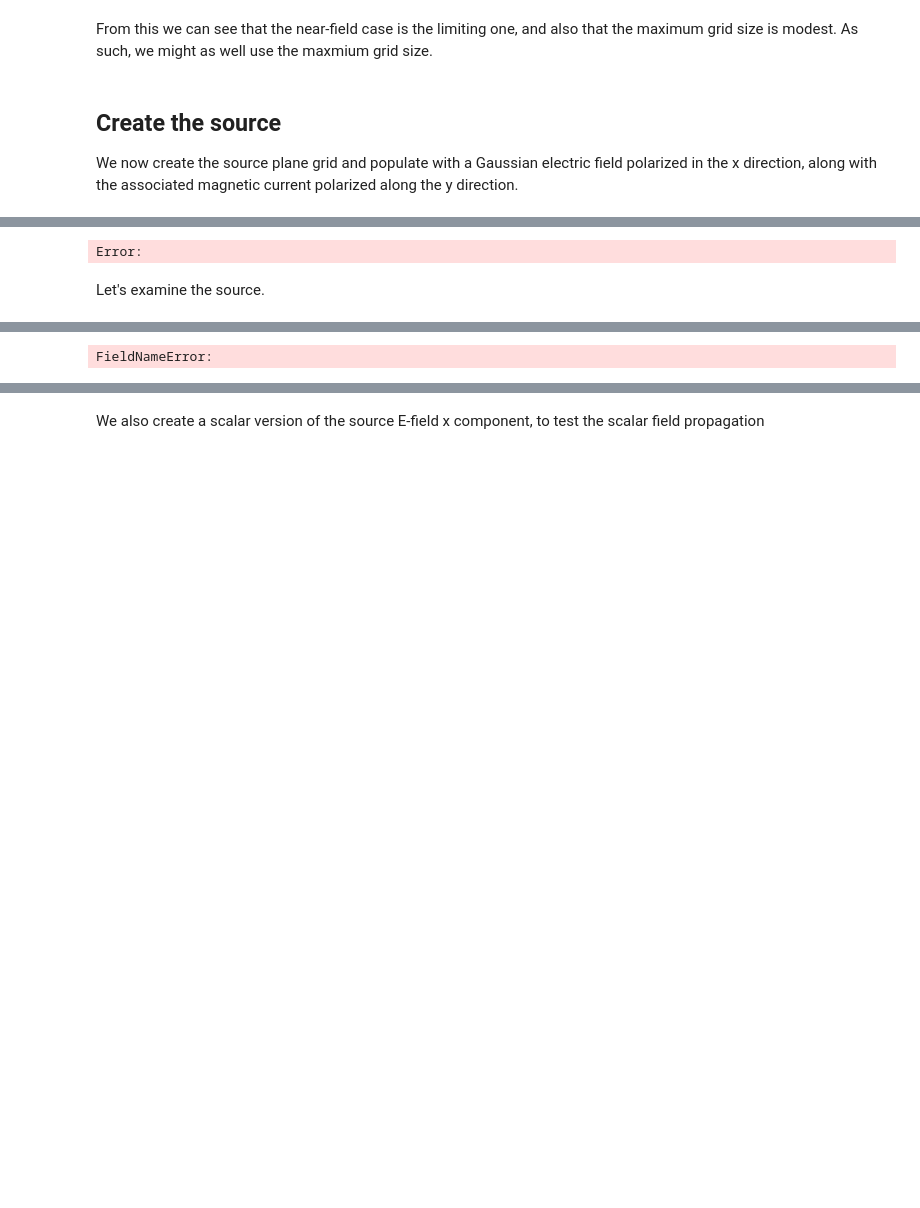
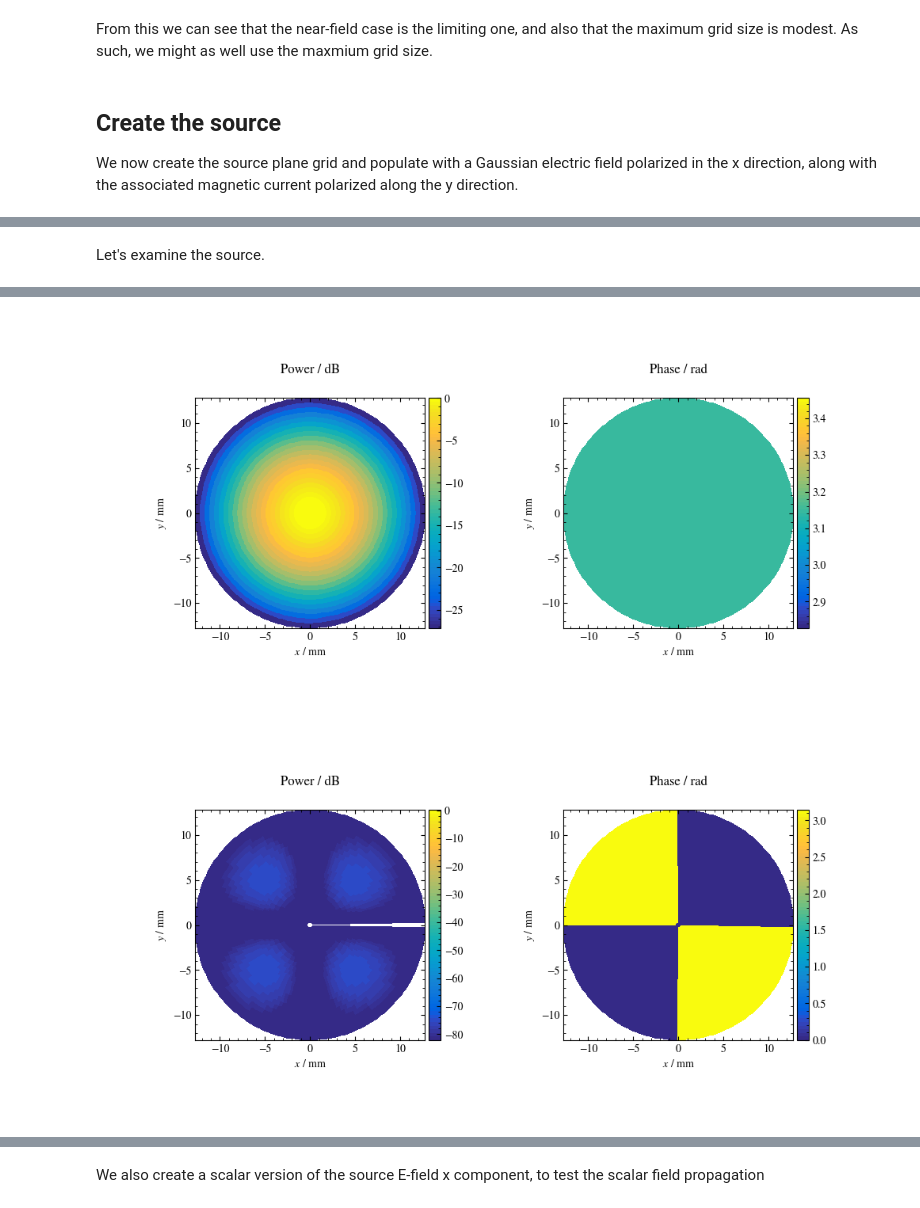
Before and after one commit to PyPO-dev/PyPO, a Jupyter notebook: tutorials/test_vecGB debug.ipynb, the cells around one changed output, grey strips where cells are left out. Saved outputs shown, nothing was run; the diff lists cells and outputs as text; code cells hidden in the pictures; blank space fills up the shorter version.

```diff
--- a/tutorials/test_vecGB debug.ipynb
+++ b/tutorials/test_vecGB debug.ipynb
@@ -234,13 +239,9 @@ s.currents
-# %%
-type(vecGPODict)
-s.createGaussianBeam(vecGPODict, 'source_plane')
-# %% [output]
-Error:
 # %% [markdown]
 Let's examine the source.
 # %%
-s.plotBeam2D("source", FieldComponents.Ex, norm=False)
-s.plotBeam2D("source", FieldComponents.Hy, norm=False)
-s.plotBeam2D("source", CurrentComponents.Jx, norm=False)
-s.plotBeam2D("source", CurrentComponents.My, norm=False)
+field = "source_gb"
+
+s.plotBeam2D(field, FieldComponents.Ex, norm=False)
+s.plotBeam2D(field, FieldComponents.Ey, norm=False)
+s.plotBeam2D(field, FieldComponents.Ez, norm=False)
 # %% [output]
@@ -248 +248,2 @@ s.plotBeam2D("source", CurrentComponents.My, norm=False)
-FieldNameError:
+[figure, added]
+[figure, added]
```
Also changed, not shown: parts of 18 cells of this notebook, 5 other files.
